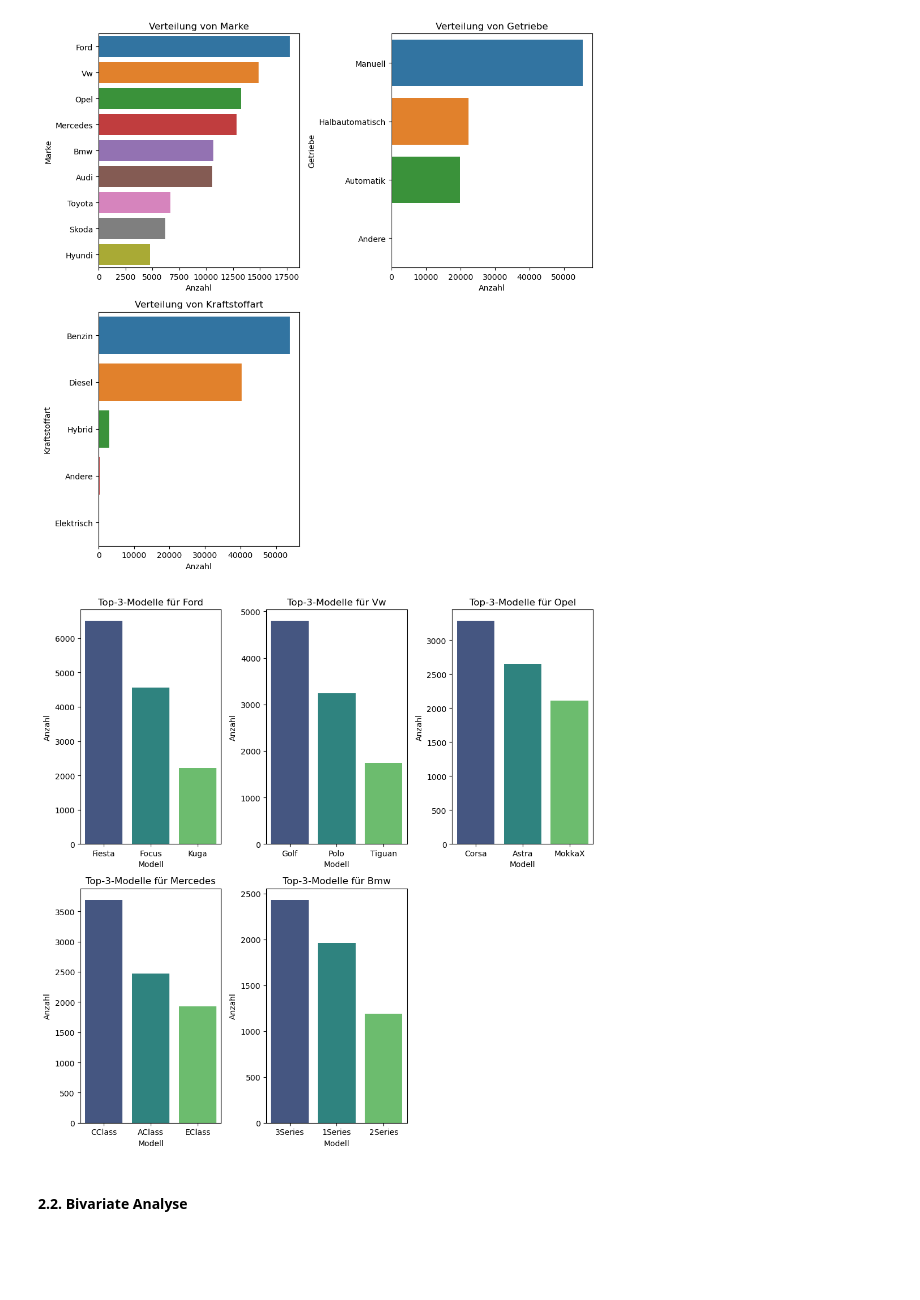
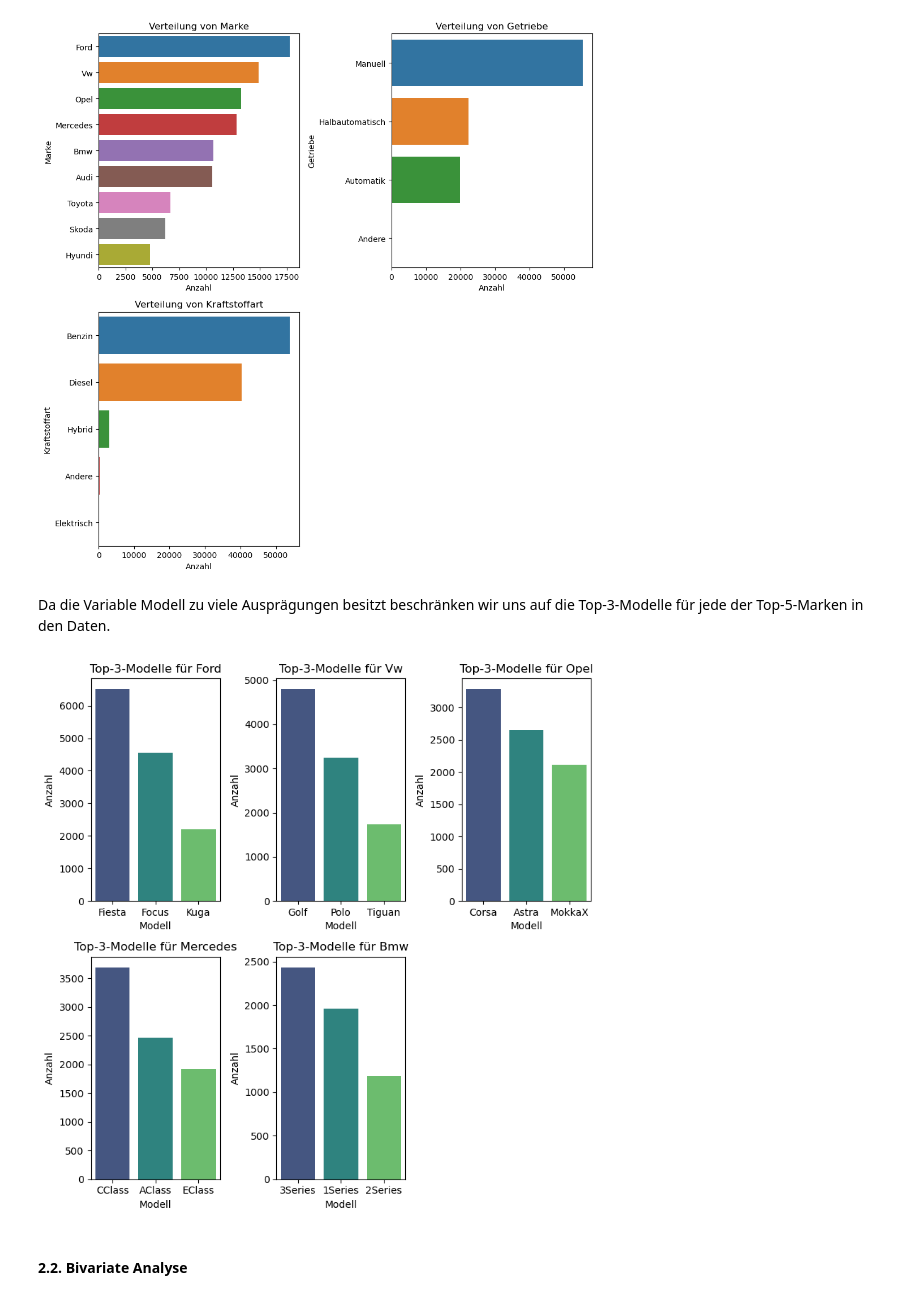
Before and after one commit to ONURYI/ML-Projekt---Gebrauchtwagen-Preisprognose, a Jupyter notebook: notebooks/Gesamtprojekt.ipynb, the cells around one changed output. Cells and saved outputs as stored; diff of their text form; code cells hidden in the pictures; blank space fills up the shorter version.

```diff
--- a/notebooks/Gesamtprojekt.ipynb
+++ b/notebooks/Gesamtprojekt.ipynb
@@ -397,22 +397,24 @@ plt.tight_layout()
 plt.show()
 # %% [output]
 [figure]
+# %% [markdown]
+Da die Variable Modell zu viele Ausprägungen besitzt beschränken wir uns auf die Top-3-Modelle für jede der Top-5-Marken in den Daten.
 # %%
 top_5_brands = df['Marke'].value_counts().nlargest(5).index.tolist()
 
-plt.figure(figsize=(10, 10))
+plt.figure(figsize=(8, 8))
 for i, brand in enumerate(top_5_brands, 1):
     top_3_models = df[df['Marke'] == brand]['Modell'].value_counts().nlargest(3)
     plt.subplot(2, 3, i)
     sns.barplot(x=top_3_models.index, y=top_3_models.values, palette='viridis')
     plt.title(f'Top-3-Modelle für {brand}')
     plt.xlabel('Modell')
     plt.ylabel('Anzahl')
 
 plt.tight_layout()
 plt.show()
 # %% [output]
-[figure, old version]
+[figure, new version]
 # %% [markdown]
 #### <a id="Daten-bereinigen"></a>**2.2. Bivariate Analyse**
 # %% [markdown]
```
Also changed, not shown: parts of 2 cells of this notebook.
